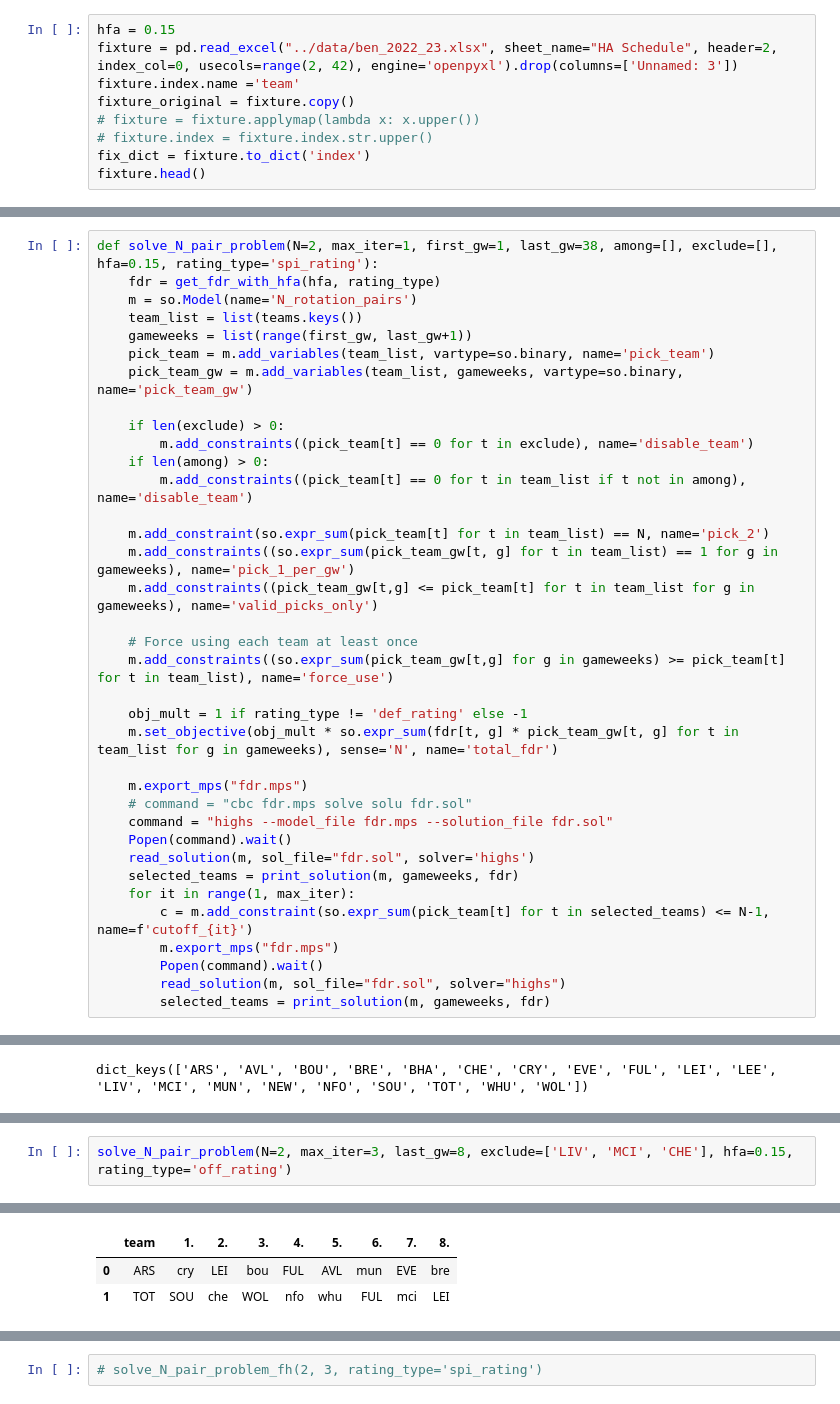
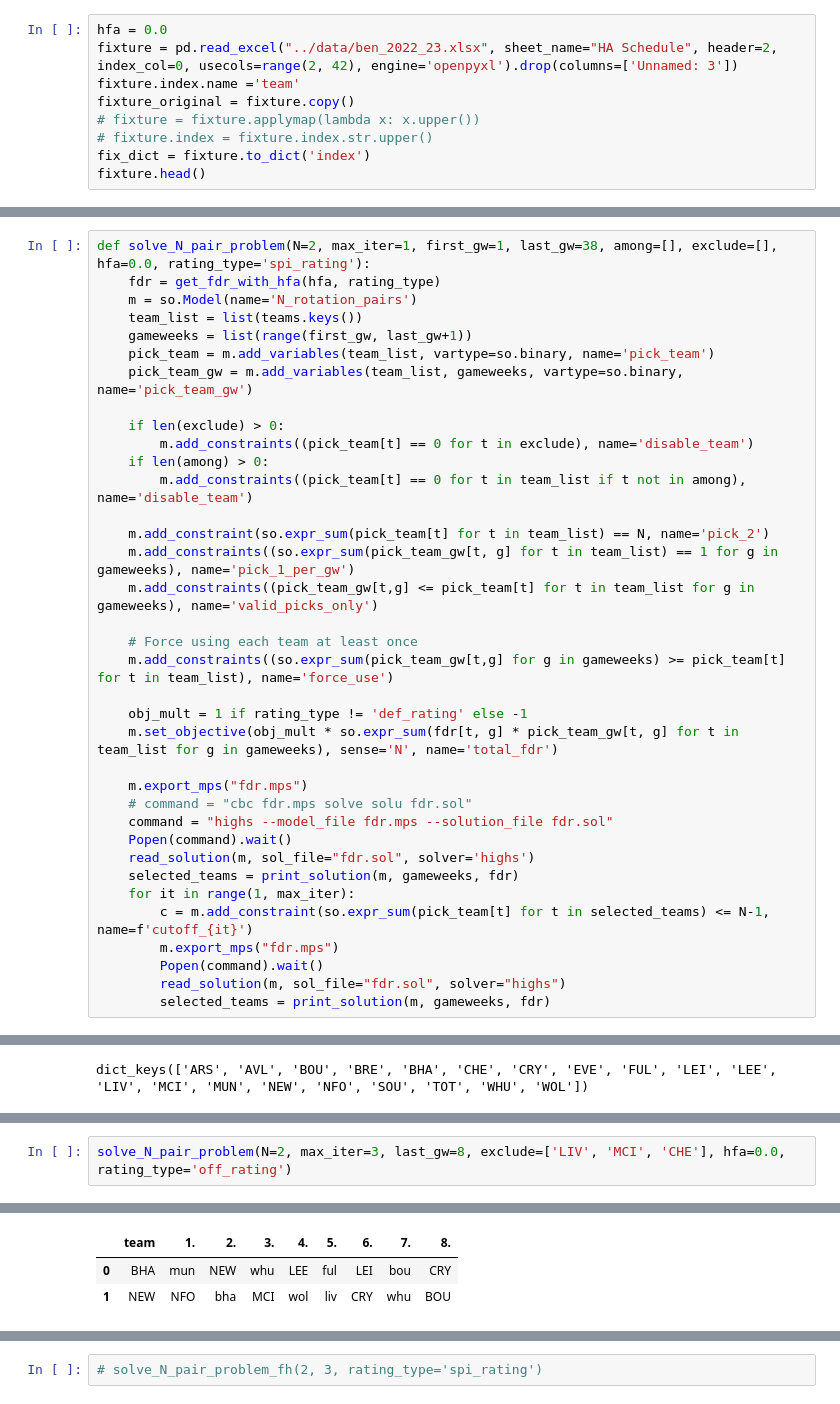
Before and after one commit to sertalpbilal/FPL-Optimization-Tools, a Jupyter notebook: notebooks/Bonus - FDR Rotation 2022-2023.ipynb, the cells around one changed output, grey strips where cells are left out. Drawn from its saved outputs; the diff is of its cells as text.

```diff
--- a/notebooks/Bonus - FDR Rotation 2022-2023.ipynb
+++ b/notebooks/Bonus - FDR Rotation 2022-2023.ipynb
@@ -29,7 +29,7 @@ ratings.head()
 | 3 | 4 | 4 | Chelsea | Barclays Premier League | 2.45 | 0.33 | 88.35 |
 | 4 | 5 | 5 | Paris Saint-Germain | French Ligue 1 | 2.79 | 0.65 | 85.82 |
 # %%
-hfa = 0.15
+hfa = 0.0
 fixture = pd.read_excel("../data/ben_2022_23.xlsx", sheet_name="HA Schedule", header=2, index_col=0, usecols=range(2, 42), engine='openpyxl').drop(columns=['Unnamed: 3'])
 fixture.index.name ='team'
 fixture_original = fixture.copy()
@@ -241,7 +241,7 @@ def print_solution(m, gws, fdr):
     display(HTML(s2.to_html().replace("000", "")))
     return selected_teams
 # %%
-def solve_N_pair_problem(N=2, max_iter=1, first_gw=1, last_gw=38, among=[], exclude=[], hfa=0.15, rating_type='spi_rating'):
+def solve_N_pair_problem(N=2, max_iter=1, first_gw=1, last_gw=38, among=[], exclude=[], hfa=0.0, rating_type='spi_rating'):
     fdr = get_fdr_with_hfa(hfa, rating_type)
     m = so.Model(name='N_rotation_pairs')
     team_list = list(teams.keys())
@@ -329,5 +329,5 @@ Selected: BHA and LEE. Total FDR: 482.573, FDR per Fixture: 60.32
 # %%
-solve_N_pair_problem(N=2, max_iter=3, last_gw=8, exclude=['LIV', 'MCI', 'CHE'], hfa=0.15, rating_type='off_rating')
+solve_N_pair_problem(N=2, max_iter=3, last_gw=8, exclude=['LIV', 'MCI', 'CHE'], hfa=0.0, rating_type='off_rating')
 # %% [output]
 NOTE: Initialized model N_rotation_pairs.
 
@@ -345,3 +345,3 @@ Selected: ARS and TOT. Total FDR: 12.885, FDR per Fixture: 1.61
 |  | team | 1. | 2. | 3. | 4. | 5. | 6. | 7. | 8. |
-| 0 | ARS | cry | LEI | bou | FUL | AVL | mun | EVE | bre |
-| 1 | TOT | SOU | che | WOL | nfo | whu | FUL | mci | LEI |
+| 0 | BHA | mun | NEW | whu | LEE | ful | LEI | bou | CRY |
+| 1 | NEW | NFO | bha | MCI | wol | liv | CRY | whu | BOU |
```
Also changed, not shown: parts of 25 cells of this notebook.
